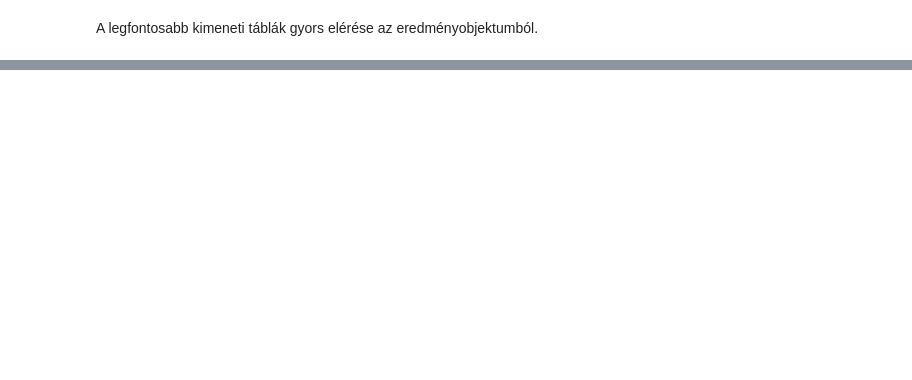
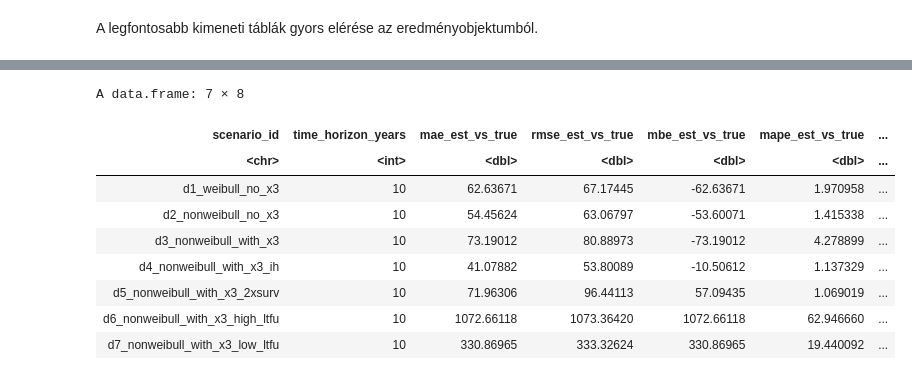
Before and after one commit to lrado1/rprev-ext, a Jupyter notebook: notebooks/synthetic_registry_yearly.ipynb, the cells around one changed output, grey strips where cells are left out. Cells and saved outputs as stored; diff of their text form; code cells hidden in the pictures; blank space fills up the shorter version.

```diff
--- a/notebooks/synthetic_registry_yearly.ipynb
+++ b/notebooks/synthetic_registry_yearly.ipynb
@@ -2161,0 +2351,13 @@ A data.frame: 7 × 8
+# %%
+bt_metrics_only
+# %% [output]
+A data.frame: 7 × 8
+| scenario_id | time_horizon_years | mae_est_vs_true | rmse_est_vs_true | mbe_est_vs_true | mape_est_vs_true | ... |
+| <chr> | <int> | <dbl> | <dbl> | <dbl> | <dbl> | ... |
+| d1_weibull_no_x3 | 10 | 62.63671 | 67.17445 | -62.63671 | 1.970958 | ... |
+| d2_nonweibull_no_x3 | 10 | 54.45624 | 63.06797 | -53.60071 | 1.415338 | ... |
+| d3_nonweibull_with_x3 | 10 | 73.19012 | 80.88973 | -73.19012 | 4.278899 | ... |
+| d4_nonweibull_with_x3_ih | 10 | 41.07882 | 53.80089 | -10.50612 | 1.137329 | ... |
+| d5_nonweibull_with_x3_2xsurv | 10 | 71.96306 | 96.44113 | 57.09435 | 1.069019 | ... |
+| d6_nonweibull_with_x3_high_ltfu | 10 | 1072.66118 | 1073.36420 | 1072.66118 | 62.946660 | ... |
+| d7_nonweibull_with_x3_low_ltfu | 10 | 330.86965 | 333.32624 | 330.86965 | 19.440092 | ... |
```
Also changed, not shown: parts of 14 cells of this notebook.
